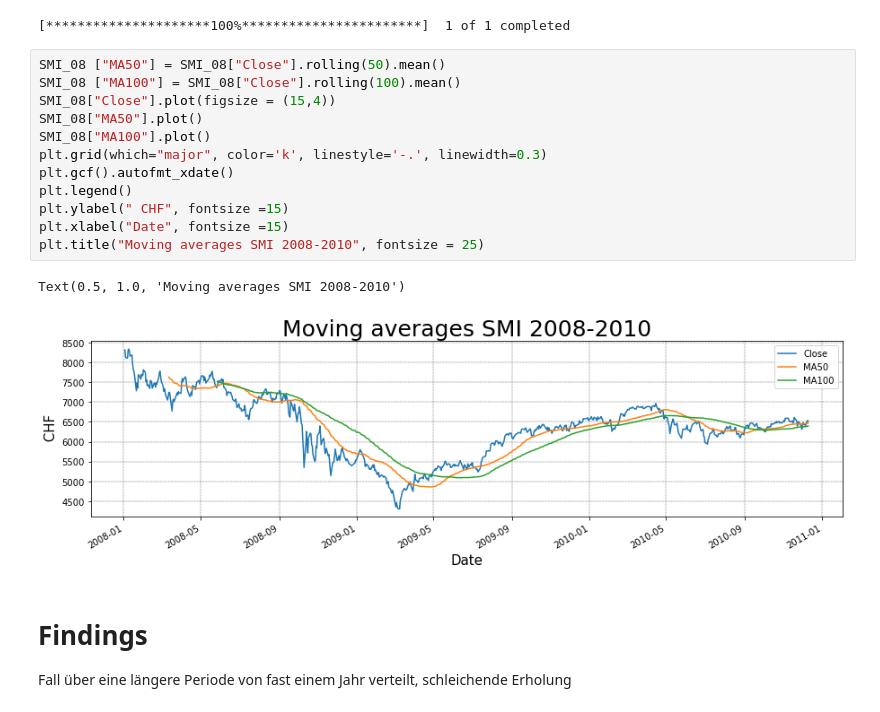
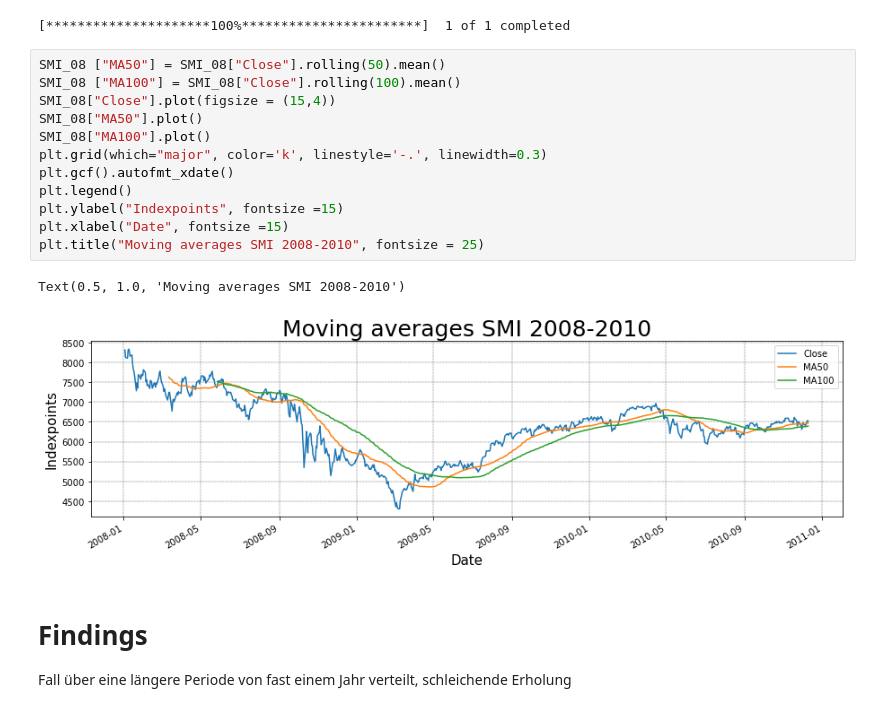
Before and after one commit to Darioschuerch/Project_MRWAM69.F2201_Marzer_Schuerch, a Jupyter notebook: Project/Project_MRWAM69.F2201_Marzer_Schuerch.ipynb, the cells around one changed output. Saved outputs shown, nothing was run; the diff lists cells and outputs as text.

```diff
--- a/Project/Project_MRWAM69.F2201_Marzer_Schuerch.ipynb
+++ b/Project/Project_MRWAM69.F2201_Marzer_Schuerch.ipynb
@@ -81,18 +89,18 @@ SMI_08.to_csv("SMI_08.csv")
 # %%
 SMI_08 ["MA50"] = SMI_08["Close"].rolling(50).mean()
 SMI_08 ["MA100"] = SMI_08["Close"].rolling(100).mean()
 SMI_08["Close"].plot(figsize = (15,4))
 SMI_08["MA50"].plot()
 SMI_08["MA100"].plot()
 plt.grid(which="major", color='k', linestyle='-.', linewidth=0.3)
 plt.gcf().autofmt_xdate()
 plt.legend()
-plt.ylabel(" CHF", fontsize =15)
+plt.ylabel("Indexpoints", fontsize =15)
 plt.xlabel("Date", fontsize =15)
 plt.title("Moving averages SMI 2008-2010", fontsize = 25)
 # %% [output]
 Text(0.5, 1.0, 'Moving averages SMI 2008-2010')
-[figure, old version]
+[figure, new version]
 # %% [markdown]
 # Findings
 Fall über eine längere Periode von fast einem Jahr verteilt, schleichende Erholung
```
Also changed, not shown: parts of 9 cells of this notebook, 2 other files.
